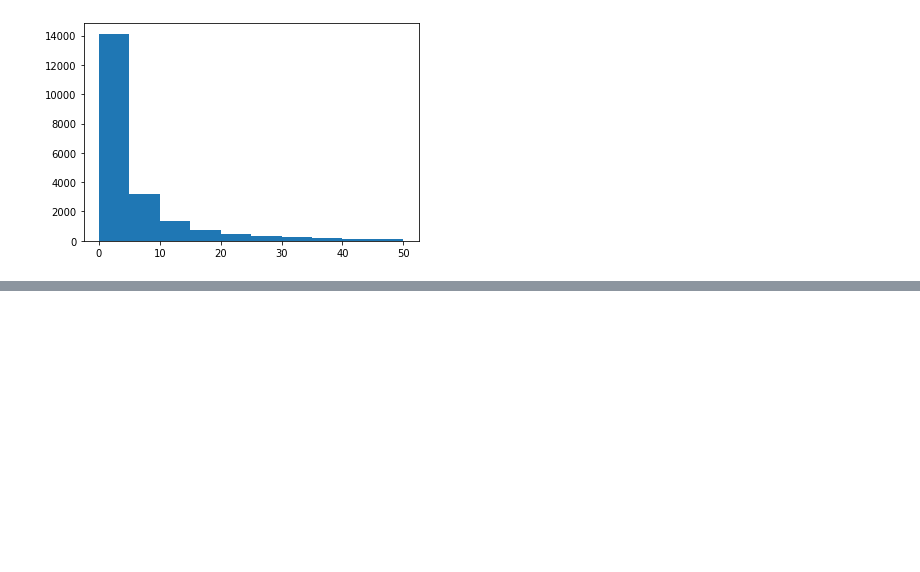
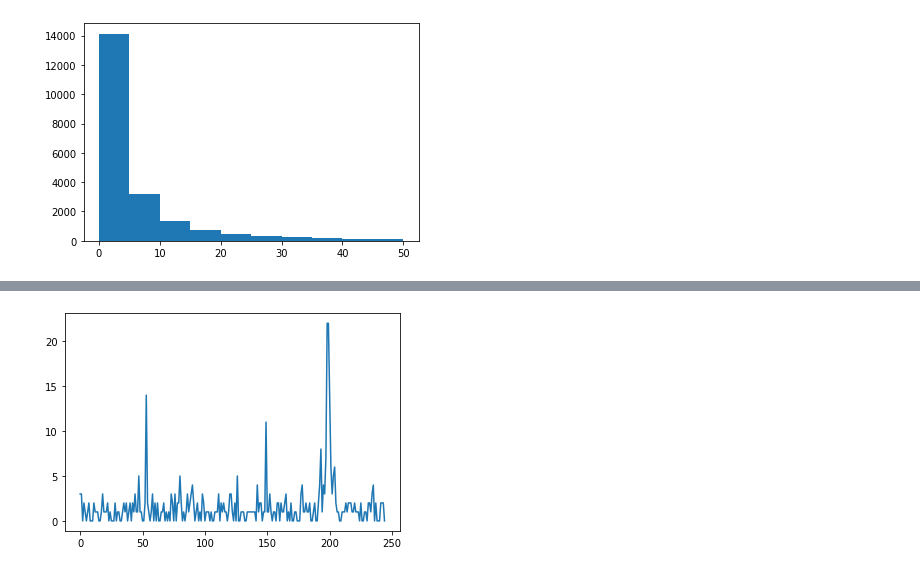
Before and after one commit to zcalhoun/wildfire, a Jupyter notebook: notebooks/larger-query.ipynb, the cells around one changed output, grey strips where cells are left out. Cells and saved outputs as stored; diff of their text form; code cells hidden in the pictures; blank space fills up the shorter version.

```diff
--- a/notebooks/larger-query.ipynb
+++ b/notebooks/larger-query.ipynb
@@ -169,0 +205,4 @@ tf_feature_names = tf.get_feature_names_out()
+# %%
+plot_word_freq("lung", cv, term_freq)
+# %% [output]
+[figure, added]
```
Also changed, not shown: parts of 16 cells of this notebook, 6 other files.
